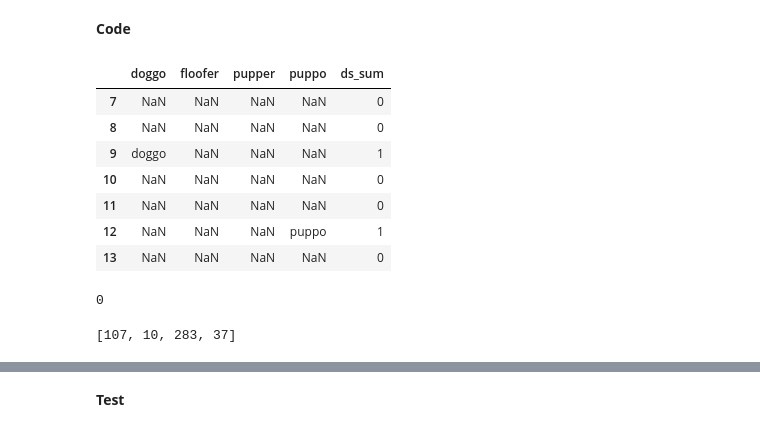
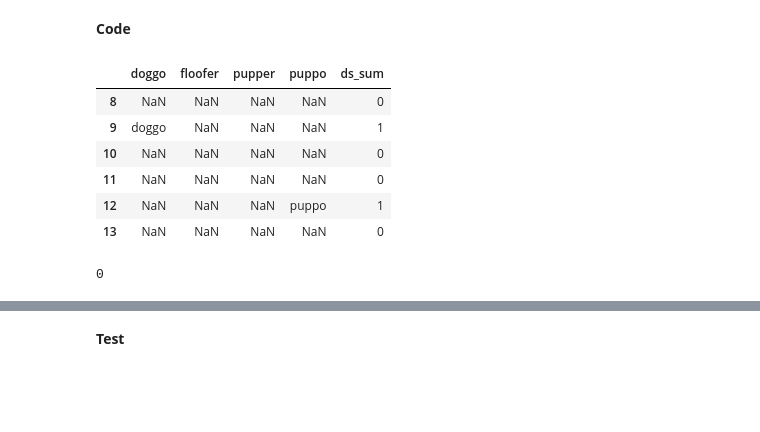
Before and after one commit to alf808/doggie-tweets, a Jupyter notebook: wrangle_act.ipynb, the cells around one changed output, grey strips where cells are left out. Drawn from its saved outputs; the diff is of its cells as text; code cells hidden in the pictures; blank space fills up the shorter version.

```diff
--- a/wrangle_act.ipynb
+++ b/wrangle_act.ipynb
@@ -371,10 +385,9 @@ for ds in dog_stage:
 # create a new column that sums by row the dog_stages
 twitarch_work['ds_sum'] = twitarch_work[dog_stage].notnull().sum(axis=1)
 # %%
-twitarch_work[dog_stage + ['ds_sum']].loc[7:13]
+twitarch_work[dog_stage + ['ds_sum']].loc[8:13] # sample view of ds_sum
 # %% [output]
 |  | doggo | floofer | pupper | puppo | ds_sum |
-| 7 | NaN | NaN | NaN | NaN | 0 |
 | 8 | NaN | NaN | NaN | NaN | 0 |
 | 9 | doggo | NaN | NaN | NaN | 1 |
 | 10 | NaN | NaN | NaN | NaN | 0 |
@@ -395,10 +408,3 @@ twitarch_work['ds_sum'] = twitarch_work[dog_stage].notnull().sum(axis=1) # sum t
 twitarch_work[(twitarch_work.text.str.contains('doggo|pupper|puppo|floofer', case=False)) & (twitarch_work['ds_sum'] == 0)].count()[0]
 # %% [output]
 0
-# %%
-ds_counts = []
-for ds in dog_stage:
-    ds_counts.append(twitarch_work[ds].value_counts()[0])
-ds_counts
-# %% [output]
-[107, 10, 283, 37]
```
Also changed, not shown: parts of 26 cells of this notebook.
